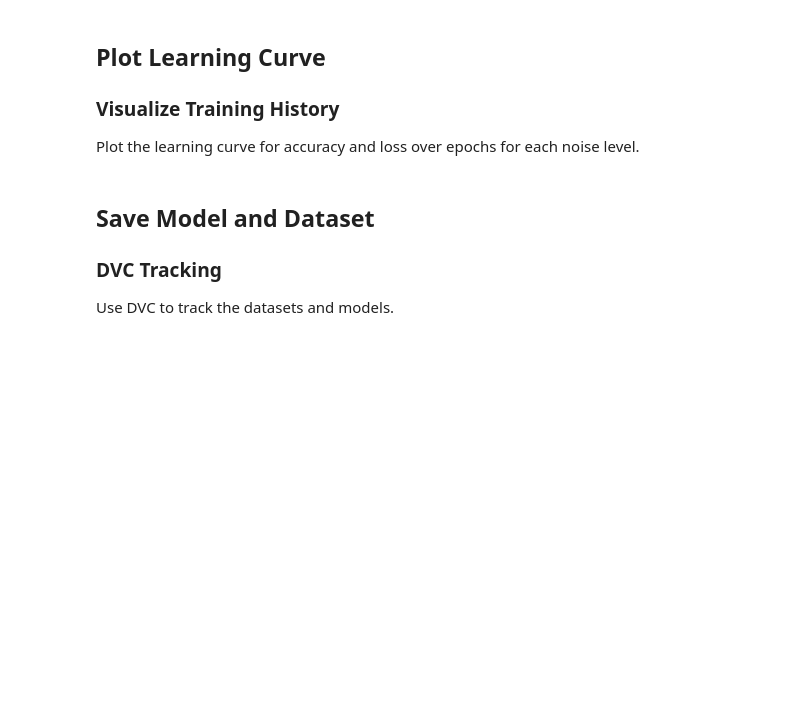
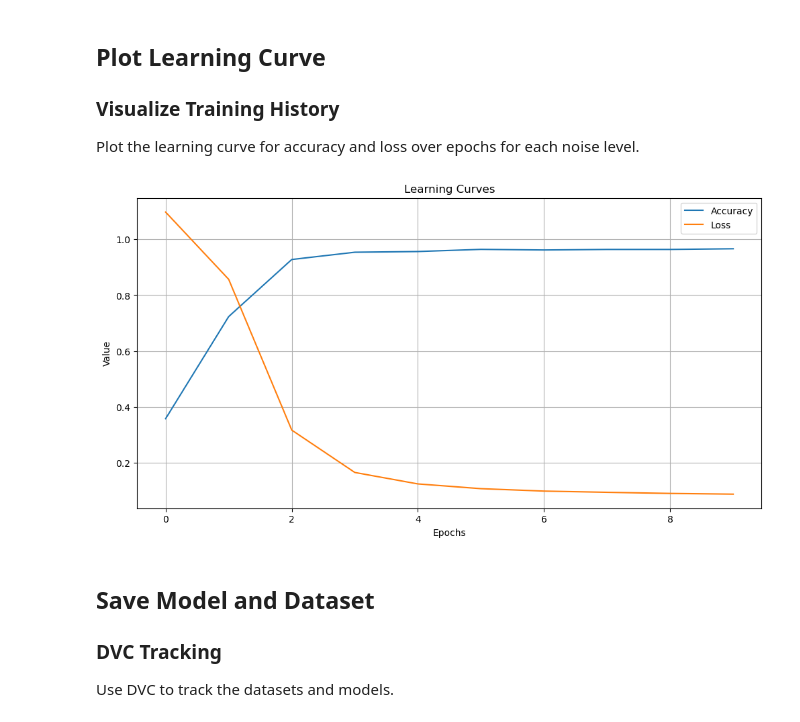
Before and after one commit to sadra-hub/5ara0-softwareForAI, a Jupyter notebook: generate_data.ipynb, the cells around one changed output. Saved outputs shown, nothing was run; the diff lists cells and outputs as text; code cells hidden in the pictures; blank space fills up the shorter version.

Commit message:
Plot learning curve - update train model to return history - add learning curve png file inside assets - update generate data notebook to generate learning curve

```diff
--- a/generate_data.ipynb
+++ b/generate_data.ipynb
@@ -52,4 +52,4 @@ generate_data_set(N_SAMPLES, dataset_path)
 Train the model on the generated datasets.
 # %%
 model = build_model()  # Build a new model
-trained_model = train_model(model, n_validation=200, write_to_file=True) # Return trained model
+trained_model,history= train_model(model, n_validation=200, write_to_file=True) # Return trained model
@@ -81,17 +60,18 @@ Plot the learning curve for accuracy and loss over epochs for each noise level.
 # %%
 plt.figure(figsize=(12, 6))
 
-for noise_level_str, history in training_histories.items():
-    plt.plot(history['accuracy'], label=f'Accuracy (Noise {noise_level_str})')
-    plt.plot(history['loss'], label=f'Loss (Noise {noise_level_str})')
+plt.plot(history.history['accuracy'], label='Accuracy')
+plt.plot(history.history['loss'], label='Loss')
 
-plt.title('Learning Curves for Different Noise Levels')
+plt.title('Learning Curves')
 plt.xlabel('Epochs')
 plt.ylabel('Value')
 plt.legend()
 plt.grid(True)
-plt.savefig('learning_curve.png')  # Save the learning curve figure
+plt.savefig(os.path.join("assets",'learning_curve.png'))  # Save the learning curve figure
 plt.show()
+# %% [output]
+[figure, added]
 # %% [markdown]
 ## Save Model and Dataset
 ### DVC Tracking
```
Also changed, not shown: parts of 1 cell of this notebook, 2 other files.
